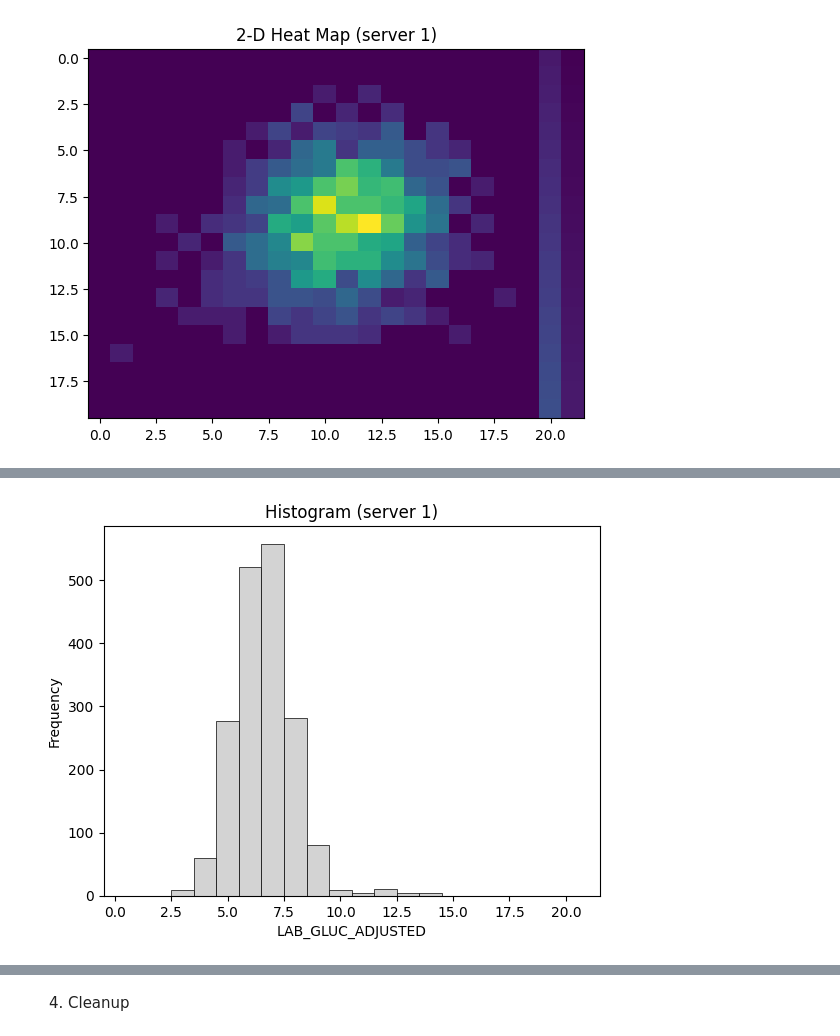
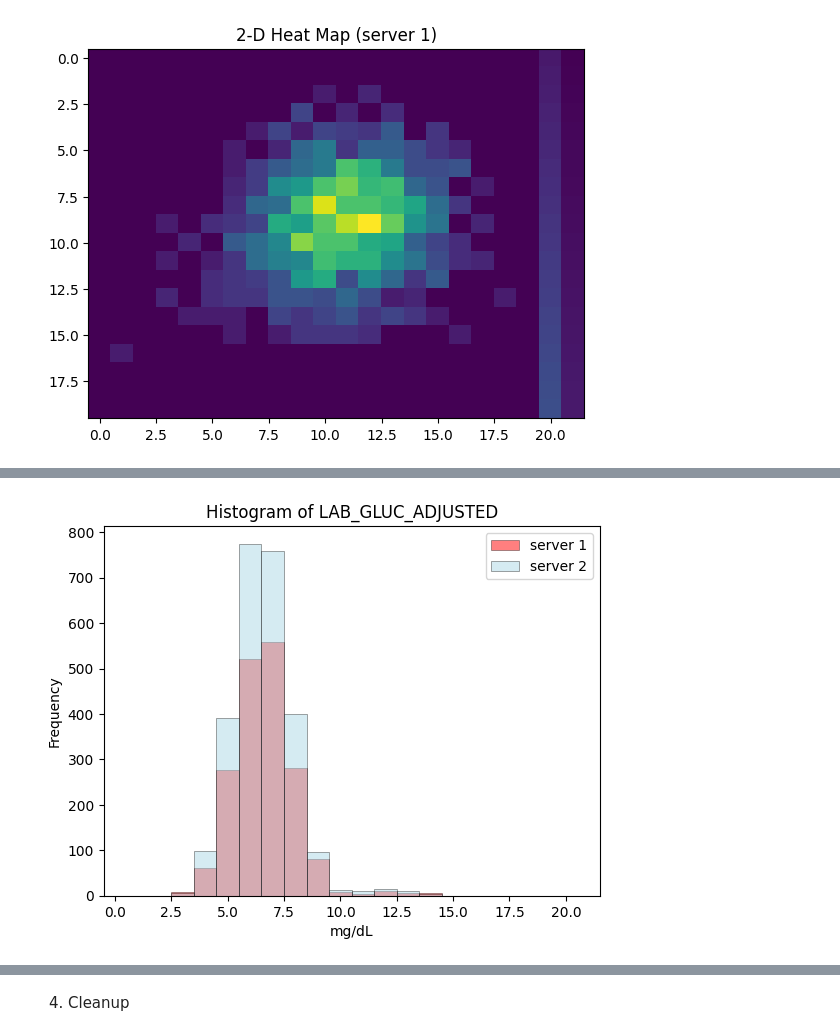
Before and after one commit to datashield/datashield-opal-python, a Jupyter notebook: examples/datashield.py.ipynb, the cells around one changed output, grey strips where cells are left out. Cells and saved outputs as stored; diff of their text form; code cells hidden in the pictures.

```diff
--- a/examples/datashield.py.ipynb
+++ b/examples/datashield.py.ipynb
@@ -198,12 +116,17 @@ data["server1"]
 # %%
-breaks = data["server1"]["value"][0]["value"][0]["value"]
-counts = data["server1"]["value"][0]["value"][1]["value"]
+breaks1 = data["server1"]["value"][0]["value"][0]["value"]
+counts1 = data["server1"]["value"][0]["value"][1]["value"]
+plt.bar(breaks1[1:], counts1, width=1, edgecolor="black", linewidth=0.5, color="red", alpha=0.5, label="server 1")
 
-plt.bar(breaks[1:], counts, width=1, edgecolor="black", linewidth=0.5, color="lightgrey")
-plt.xlabel("LAB_GLUC_ADJUSTED")
+breaks2 = data["server2"]["value"][0]["value"][0]["value"]
+counts2 = data["server2"]["value"][0]["value"][1]["value"]
+plt.bar(breaks2[1:], counts2, width=1, edgecolor="black", linewidth=0.5, color="lightblue", alpha=0.5, label="server 2")
+
+plt.xlabel("mg/dL")
 plt.ylabel("Frequency")
-plt.title("Histogram (server 1)")
+plt.title("Histogram of LAB_GLUC_ADJUSTED")
+plt.legend()
 plt.show()
 # %% [output]
-[figure, old version]
+[figure, new version]
 # %%
```
Also changed, not shown: parts of 17 cells of this notebook, 2 other files.
